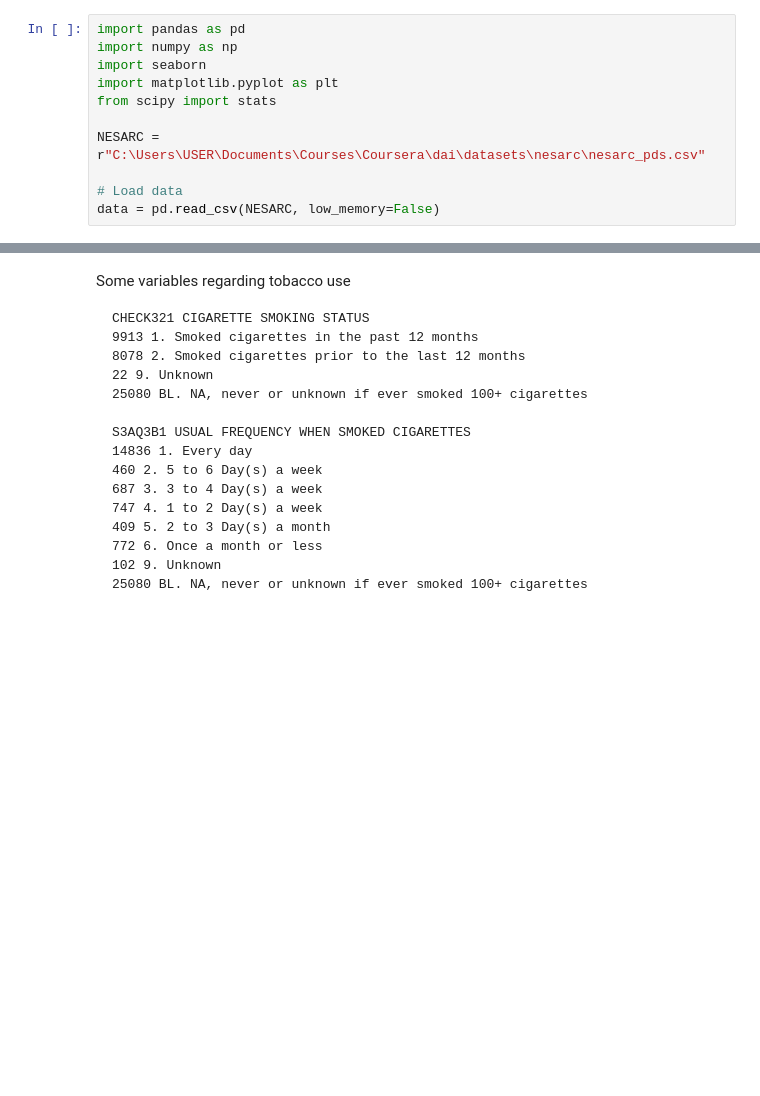
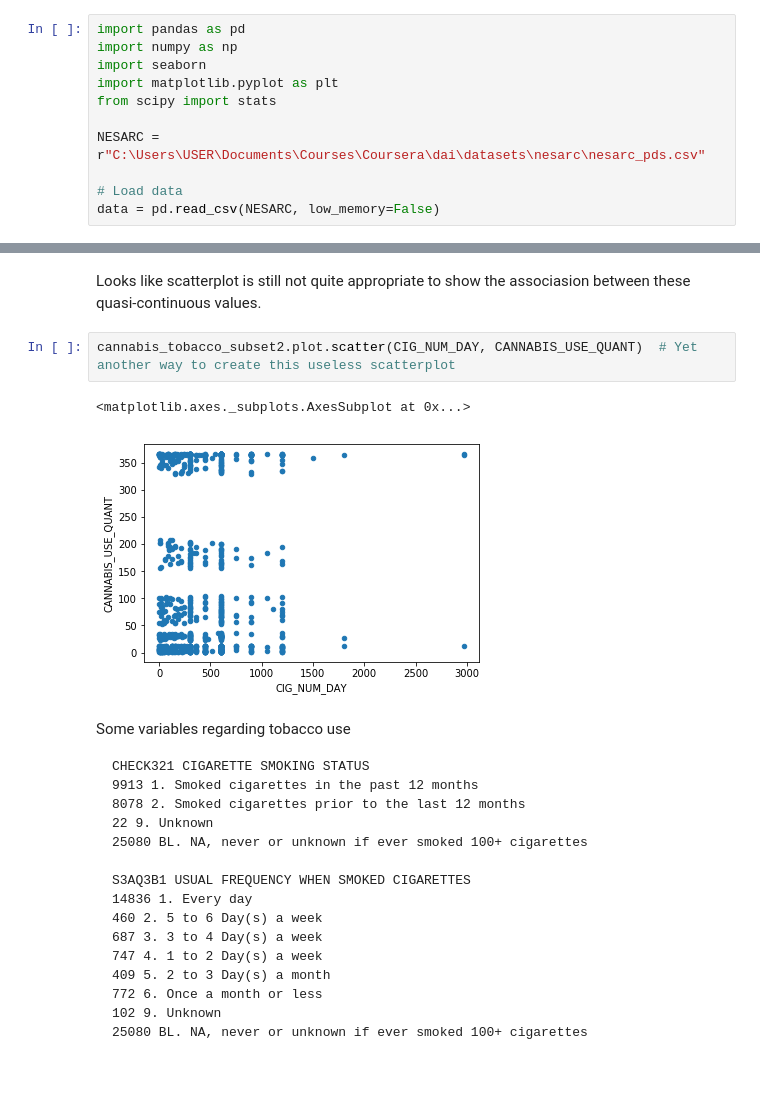
Before and after one commit to ansakoy/dai, a Jupyter notebook: dai2_dat/assignment3.ipynb, the cells around one changed output, grey strips where cells are left out. Cells and saved outputs as stored; diff of their text form; blank space fills up the shorter version.

````diff
--- a/dai2_dat/assignment3.ipynb
+++ b/dai2_dat/assignment3.ipynb
@@ -21,3 +125,10 @@ data = pd.read_csv(NESARC, low_memory=False)
+# %% [markdown]
+Looks like scatterplot is still not quite appropriate to show the associasion between these quasi-continuous values.
+# %%
+cannabis_tobacco_subset2.plot.scatter(CIG_NUM_DAY, CANNABIS_USE_QUANT)  # Yet another way to create this useless scatterplot
+# %% [output]
+<matplotlib.axes._subplots.AxesSubplot at 0x...>
+[figure, added]
 # %% [markdown]
 Some variables regarding tobacco use
 ```
````
Also changed, not shown: parts of 6 cells of this notebook.
